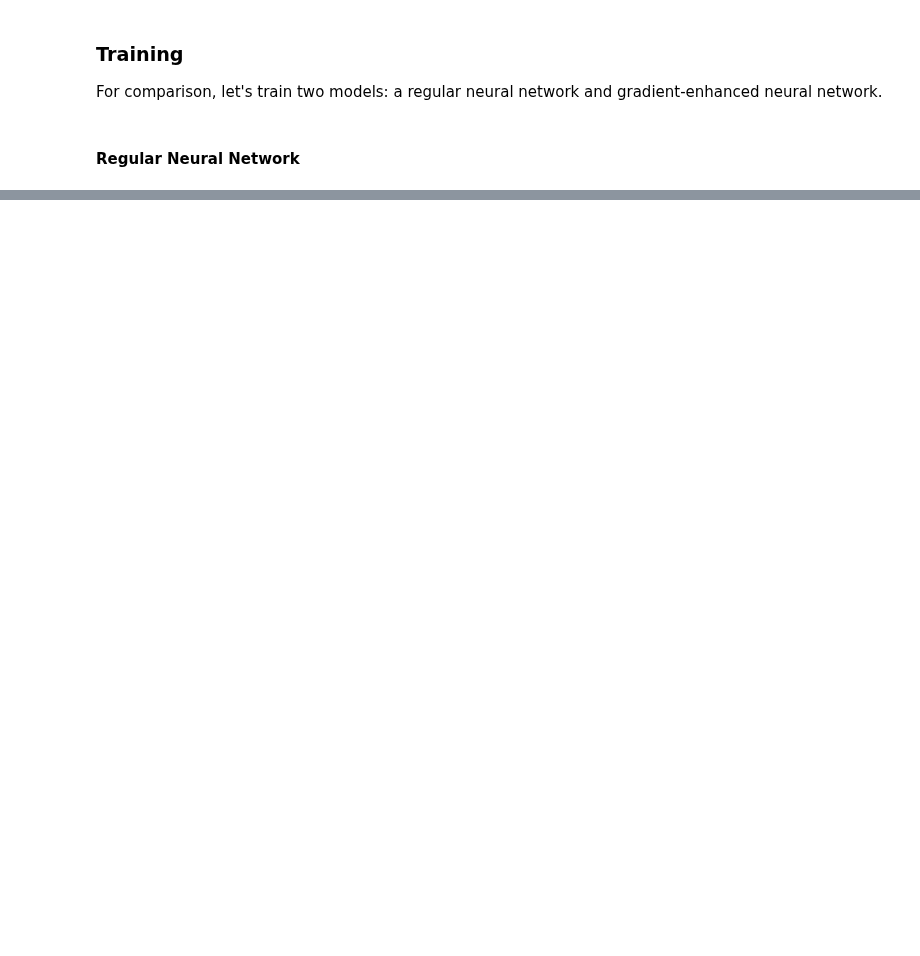
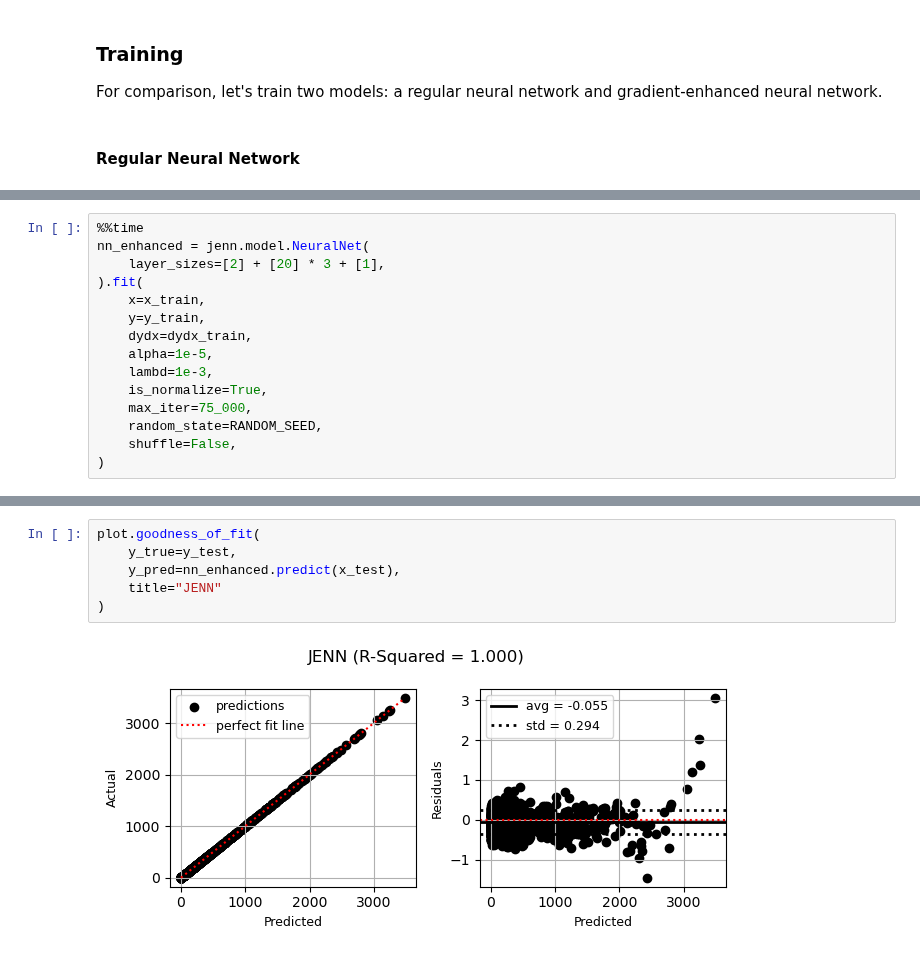
Before and after one commit to shb84/JENN, a Jupyter notebook: docs/examples/demo_4_rosenbrock.ipynb, the cells around one changed output, grey strips where cells are left out. Cells and saved outputs as stored; diff of their text form; blank space fills up the shorter version.

```diff
--- a/docs/examples/demo_4_rosenbrock.ipynb
+++ b/docs/examples/demo_4_rosenbrock.ipynb
@@ -314,0 +201,15 @@ plot_contours(
+# %%
+%%time
+nn_enhanced = jenn.model.NeuralNet(
+    layer_sizes=[2] + [20] * 3 + [1],
+).fit(
+    x=x_train,
+    y=y_train,
+    dydx=dydx_train,
+    alpha=1e-5,
+    lambd=1e-3,
+    is_normalize=True,
+    max_iter=75_000,
+    random_state=RANDOM_SEED,
+    shuffle=False,
+)
@@ -314,0 +255,8 @@ plot_contours(
+# %%
+plot.goodness_of_fit(
+    y_true=y_test,
+    y_pred=nn_enhanced.predict(x_test),
+    title="JENN"
+)
+# %% [output]
+[figure, added]
```
Also changed, not shown: parts of 44 cells of this notebook, 6 other files.
